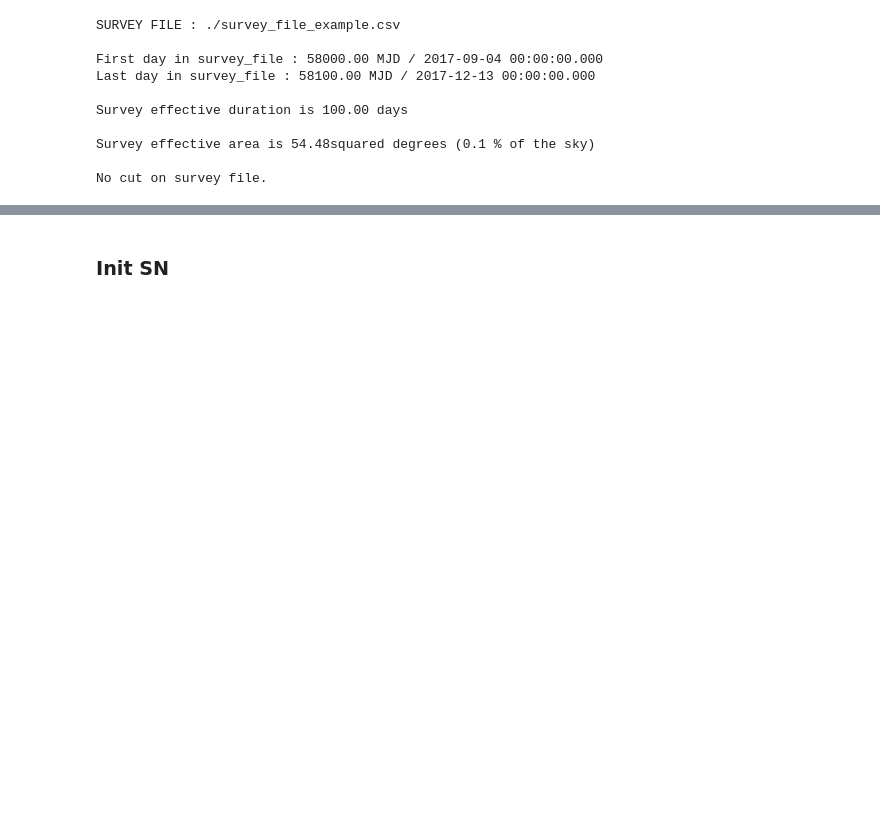
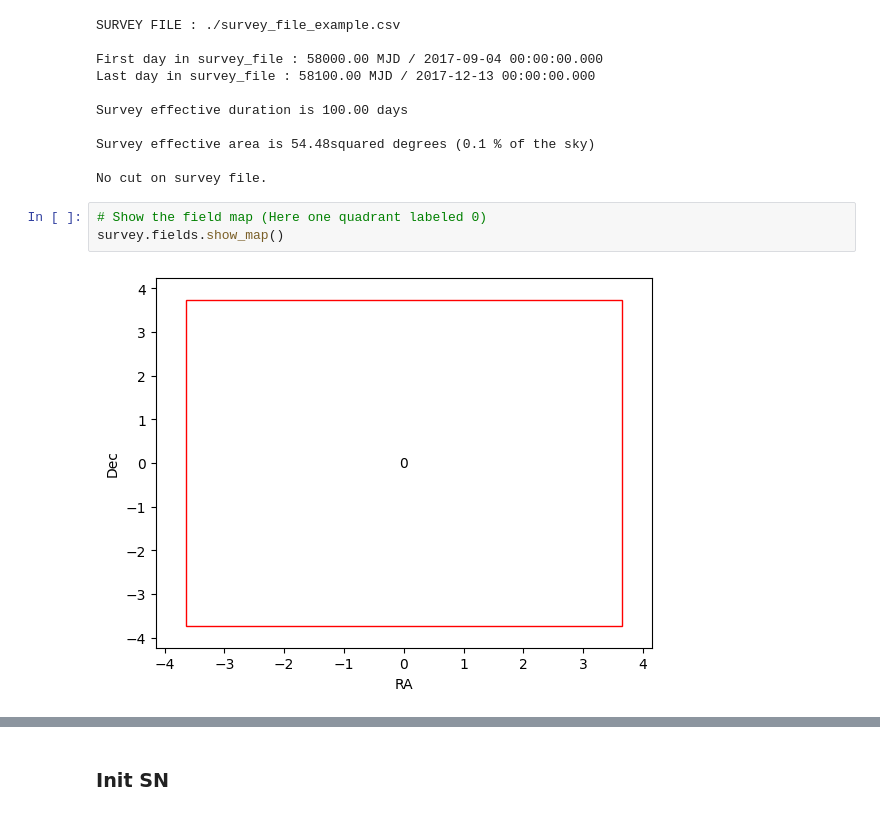
Before and after one commit to bastiencarreres/snsim, a Jupyter notebook: Examples/SNSim_one_snia_simulation.ipynb, the cells around one changed output, grey strips where cells are left out. Saved outputs shown, nothing was run; the diff lists cells and outputs as text; blank space fills up the shorter version.

```diff
--- a/Examples/SNSim_one_snia_simulation.ipynb
+++ b/Examples/SNSim_one_snia_simulation.ipynb
@@ -39,3 +39,8 @@ Survey effective duration is 100.00 days
 Survey effective area is 54.48squared degrees (0.1 % of the sky)
 
 No cut on survey file.
+# %%
+# Show the field map (Here one quadrant labeled 0)
+survey.fields.show_map()
+# %% [output]
+[figure, added]
```
Also changed, not shown: parts of 1 cell of this notebook.
